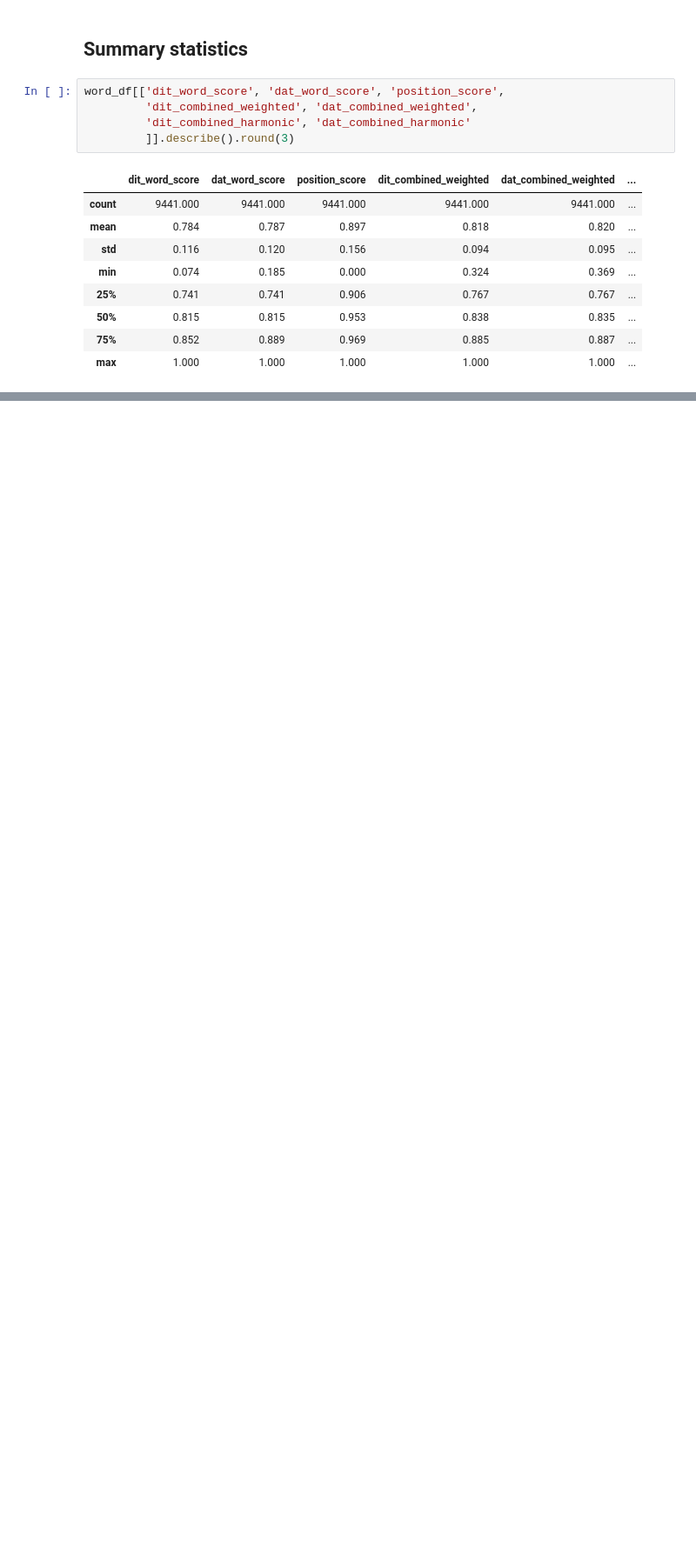
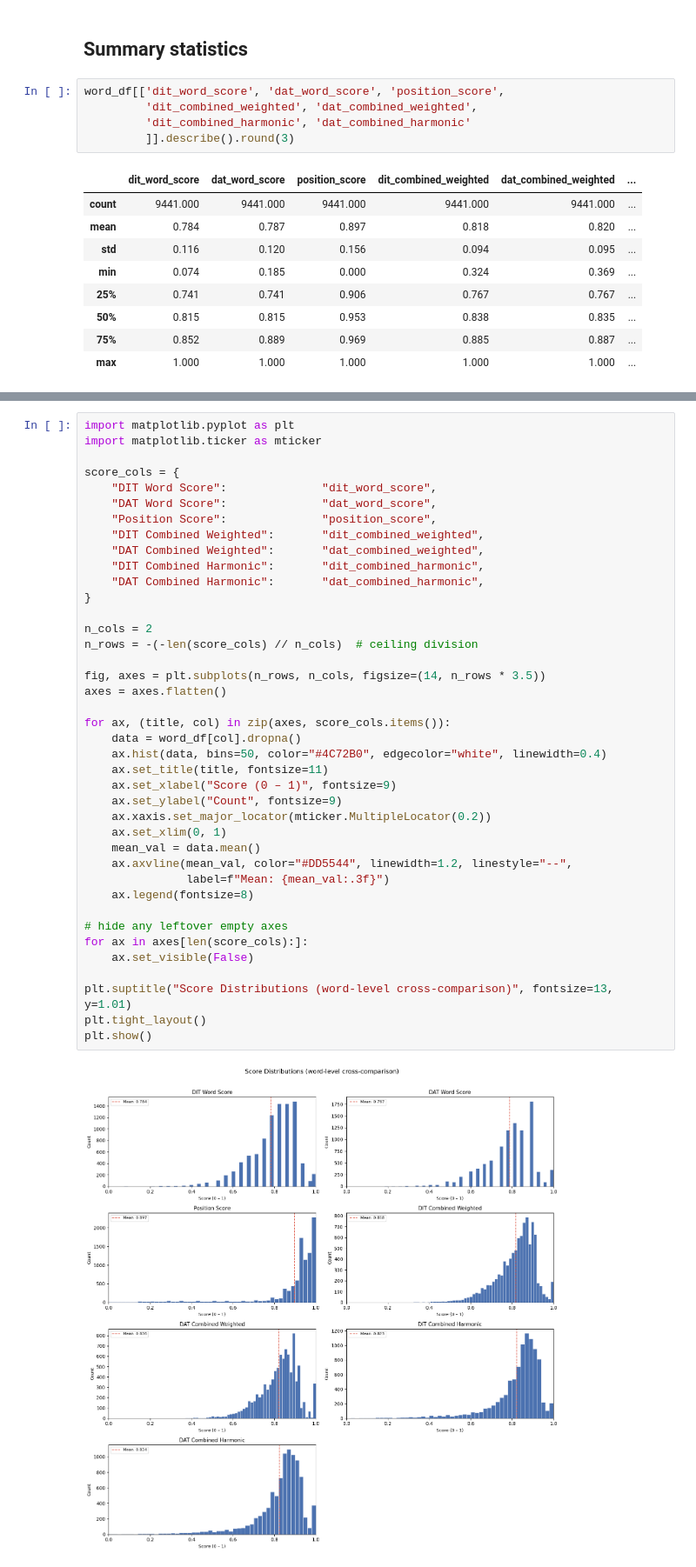
Before and after one commit to michamettler/BA-FS26_ciel_Mettler_Dialektanalyse, a Jupyter notebook: scripts/cross-comparison.ipynb, the cells around one changed output, grey strips where cells are left out. Shown at 87% size. Drawn from its saved outputs; the diff is of its cells as text; blank space fills up the shorter version.

Commit message:
plot scores

```diff
--- a/scripts/cross-comparison.ipynb
+++ b/scripts/cross-comparison.ipynb
@@ -106,0 +109,42 @@ word_df[['dit_word_score', 'dat_word_score', 'position_score',
+# %%
+import matplotlib.pyplot as plt
+import matplotlib.ticker as mticker
+
+score_cols = {
+    "DIT Word Score":              "dit_word_score",
+    "DAT Word Score":              "dat_word_score",
+    "Position Score":              "position_score",
+    "DIT Combined Weighted":       "dit_combined_weighted",
+    "DAT Combined Weighted":       "dat_combined_weighted",
+    "DIT Combined Harmonic":       "dit_combined_harmonic",
+    "DAT Combined Harmonic":       "dat_combined_harmonic",
+}
+
+n_cols = 2
+n_rows = -(-len(score_cols) // n_cols)  # ceiling division
+
+fig, axes = plt.subplots(n_rows, n_cols, figsize=(14, n_rows * 3.5))
+axes = axes.flatten()
+
+for ax, (title, col) in zip(axes, score_cols.items()):
+    data = word_df[col].dropna()
+    ax.hist(data, bins=50, color="#4C72B0", edgecolor="white", linewidth=0.4)
+    ax.set_title(title, fontsize=11)
+    ax.set_xlabel("Score (0 – 1)", fontsize=9)
+    ax.set_ylabel("Count", fontsize=9)
+    ax.xaxis.set_major_locator(mticker.MultipleLocator(0.2))
+    ax.set_xlim(0, 1)
+    mean_val = data.mean()
+    ax.axvline(mean_val, color="#DD5544", linewidth=1.2, linestyle="--",
+               label=f"Mean: {mean_val:.3f}")
+    ax.legend(fontsize=8)
+
+# hide any leftover empty axes
+for ax in axes[len(score_cols):]:
+    ax.set_visible(False)
+
+plt.suptitle("Score Distributions (word-level cross-comparison)", fontsize=13, y=1.01)
+plt.tight_layout()
+plt.show()
+# %% [output]
+[figure, added]
```
Also changed, not shown: parts of 1 cell of this notebook, 1 other file.
